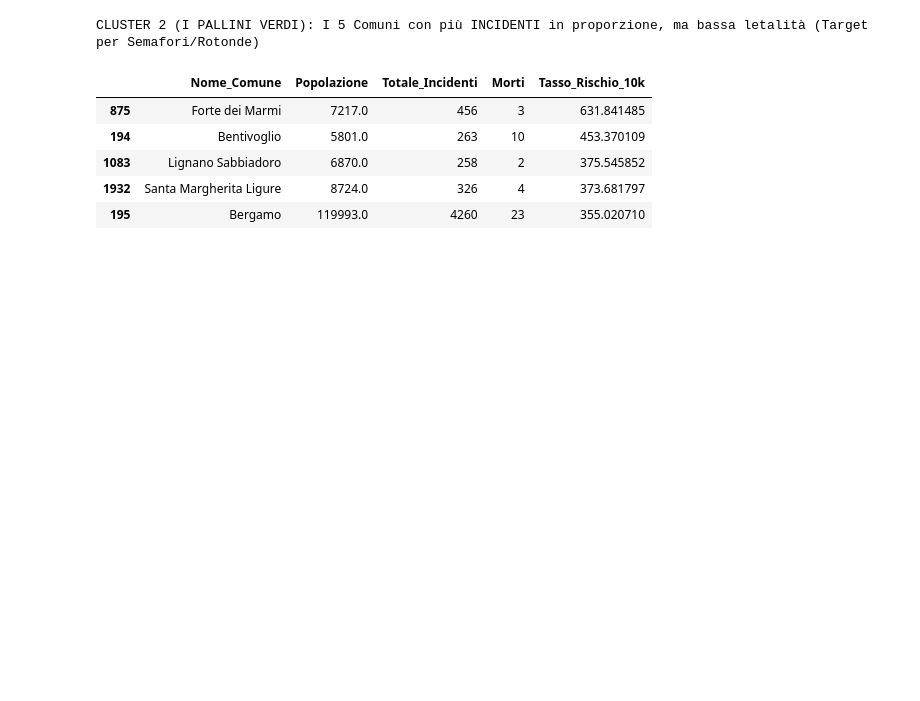
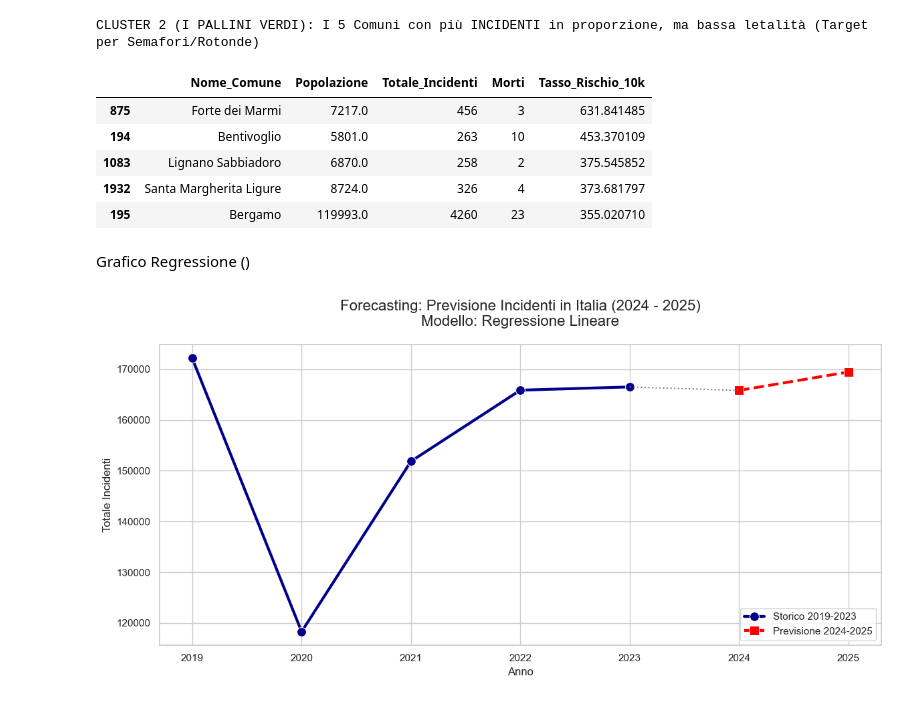
Before and after one commit to giuliotarantola-creator/FINALPROJECT_DATA_GIULIO_TARANTOLA, a Jupyter notebook: 02_Scripts_and_Notebooks/Notebooks/03_Machine_Learning.ipynb, the cells around one changed output. Cells and saved outputs as stored; diff of their text form; code cells hidden in the pictures; blank space fills up the shorter version.

Commit message:
Grafico_Regressione_Lineare_Forecasting_2024_2025

```diff
--- a/02_Scripts_and_Notebooks/Notebooks/03_Machine_Learning.ipynb
+++ b/02_Scripts_and_Notebooks/Notebooks/03_Machine_Learning.ipynb
@@ -146,3 +147,5 @@ CLUSTER 2 (I PALLINI VERDI): I 5 Comuni con più INCIDENTI in proporzione, ma ba
 # Questi 2 comuni sono entrambi dei buoni target per diversi motivi tra di loro.
 # Forte dei Marmi è una località tursitica e Bergamo rimane comunque una città molto congesionata essendo
 # comunque una grossa provincia Industriale.
+# %% [markdown]
+Grafico Regressione ()
@@ -148,0 +176,48 @@ CLUSTER 2 (I PALLINI VERDI): I 5 Comuni con più INCIDENTI in proporzione, ma ba
+# %%
+# Struttura del grafico
+sns.set_theme(style="whitegrid")
+plt.figure(figsize=(12, 6))
+
+# Traccio i dati storici.
+sns.lineplot(
+    data=df_completo[df_completo['Tipo'] == 'Dato Reale (Storico)'],
+    x='Anno',
+    y='Totale_Incidenti',
+    marker='o',
+    markersize=10,
+    linewidth=3,
+    color='darkblue',
+    label='Storico 2019-2023'
+)
+
+# Traccio le previsioni.
+sns.lineplot(
+    data=df_completo[df_completo['Tipo'] == 'Previsione (Forecasting)'],
+    x='Anno',
+    y='Totale_Incidenti',
+    marker='s',
+    markersize=10,
+    linewidth=3,
+    color='red',
+    linestyle='--',
+    label='Previsione 2024-2025'
+)
+
+# Collego visivamente il 2023 al 2024.
+plt.plot([2023, 2024],
+        [df_completo.loc[df_completo['Anno'] == 2023, 'Totale_Incidenti'].values[0],
+          df_completo.loc[df_completo['Anno'] == 2024, 'Totale_Incidenti'].values[0]],
+        color='gray', linestyle=':')
+
+
+# Titoli e Formattazione.
+plt.title('Forecasting: Previsione Incidenti in Italia (2024 - 2025)\nModello: Regressione Lineare', fontsize=16, pad=20)
+plt.xlabel('Anno', fontsize=12)
+plt.ylabel('Totale Incidenti', fontsize=12)
+plt.xticks(df_completo['Anno'].unique())
+
+plt.tight_layout()
+plt.legend()
+plt.show()
+# %% [output]
+[figure, added]
```
Also changed, not shown: parts of 3 cells of this notebook.
